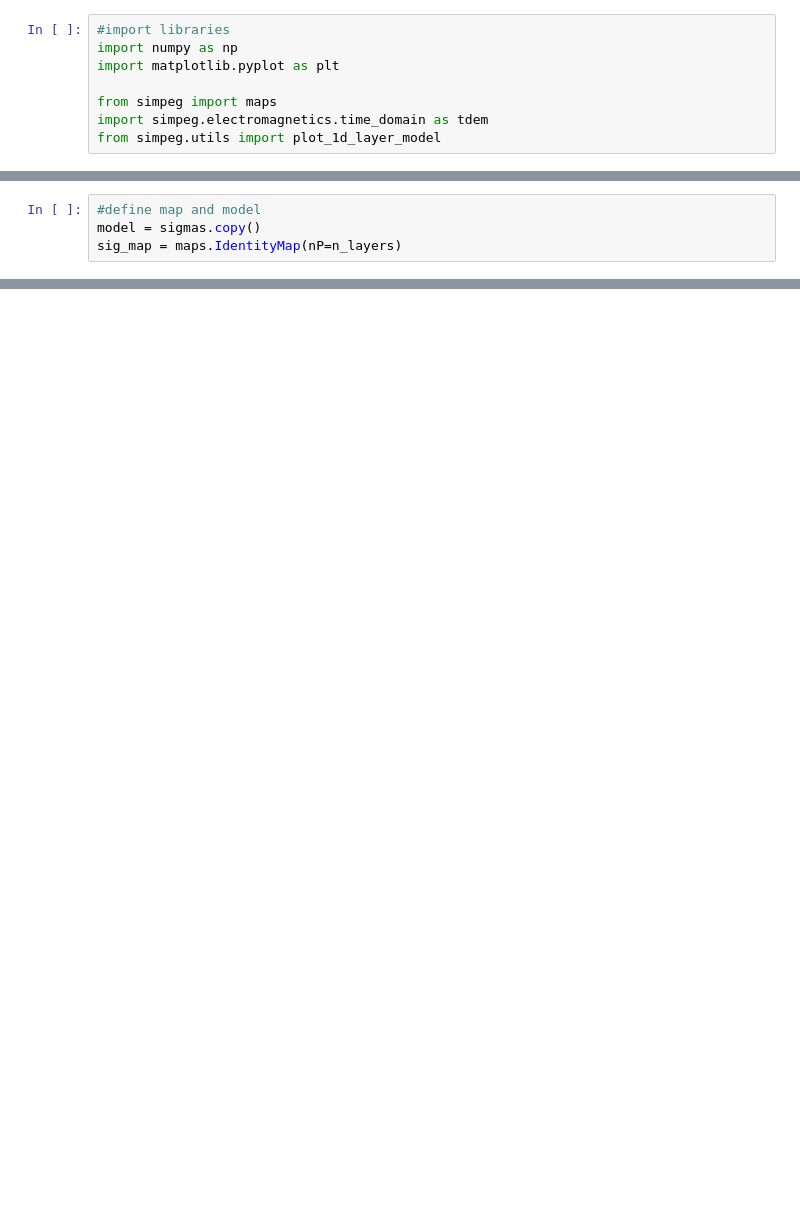
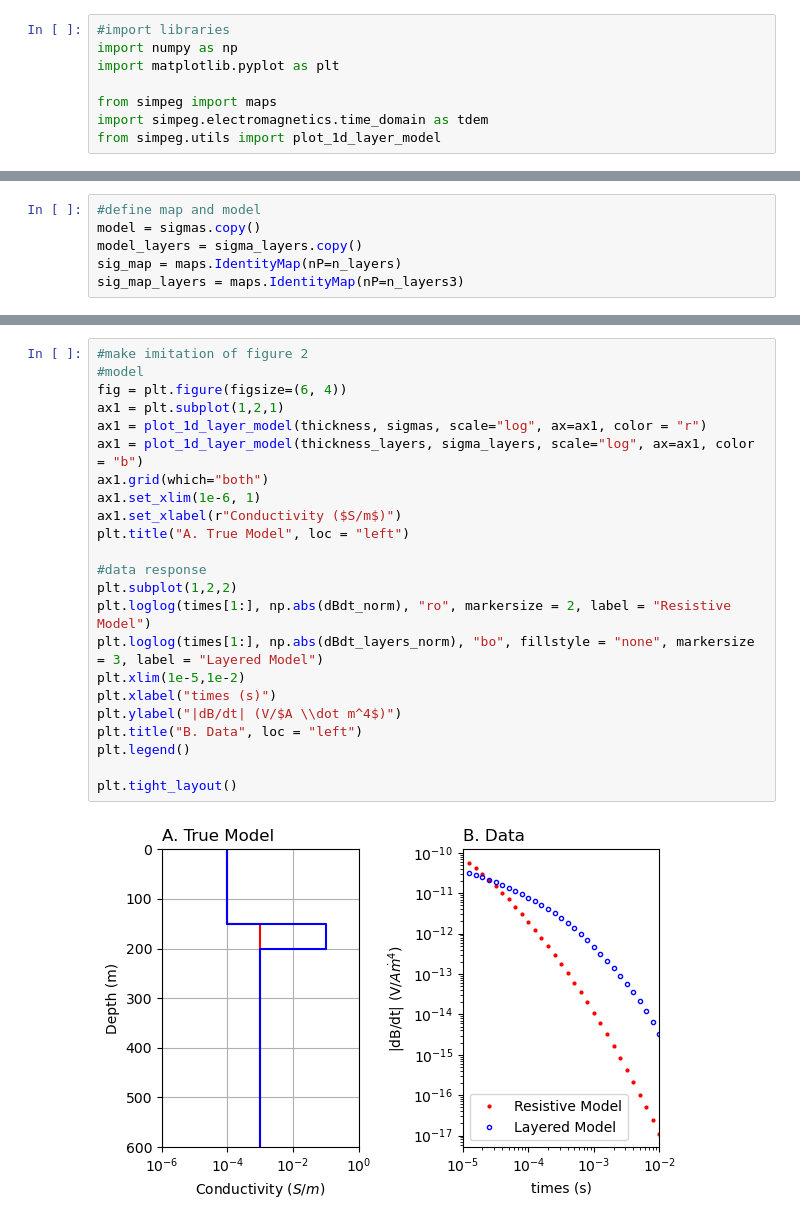
Before and after one commit to jrobs12/eosc454_project, a Jupyter notebook: forward_model.ipynb, the cells around one changed output, grey strips where cells are left out. Cells and saved outputs as stored; diff of their text form; blank space fills up the shorter version.

```diff
--- a/forward_model.ipynb
+++ b/forward_model.ipynb
@@ -84,6 +128,8 @@ Im using the simplest conductivity model to test that the process works, might d
 # %%
 #define map and model
 model = sigmas.copy()
+model_layers = sigma_layers.copy()
 sig_map = maps.IdentityMap(nP=n_layers)
+sig_map_layers = maps.IdentityMap(nP=n_layers3)
 # %%
 simulation = tdem.simulation_1d.Simulation1DLayered(survey=survey, sigmaMap= sig_map, thicknesses=thickness)
@@ -115,0 +175,25 @@ plt.tight_layout()
+# %%
+#make imitation of figure 2
+#model
+fig = plt.figure(figsize=(6, 4))
+ax1 = plt.subplot(1,2,1)
+ax1 = plot_1d_layer_model(thickness, sigmas, scale="log", ax=ax1, color = "r")
+ax1 = plot_1d_layer_model(thickness_layers, sigma_layers, scale="log", ax=ax1, color = "b")
+ax1.grid(which="both")
+ax1.set_xlim(1e-6, 1)
+ax1.set_xlabel(r"Conductivity ($S/m$)")
+plt.title("A. True Model", loc = "left")
+
+#data response
+plt.subplot(1,2,2)
+plt.loglog(times[1:], np.abs(dBdt_norm), "ro", markersize = 2, label = "Resistive Model")
+plt.loglog(times[1:], np.abs(dBdt_layers_norm), "bo", fillstyle = "none", markersize = 3, label = "Layered Model")
+plt.xlim(1e-5,1e-2)
+plt.xlabel("times (s)")
+plt.ylabel("|dB/dt| (V/$A \\dot m^4$)")
+plt.title("B. Data", loc = "left")
+plt.legend()
+
+plt.tight_layout()
+# %% [output]
+[figure, added]
```
Also changed, not shown: parts of 15 cells of this notebook.
